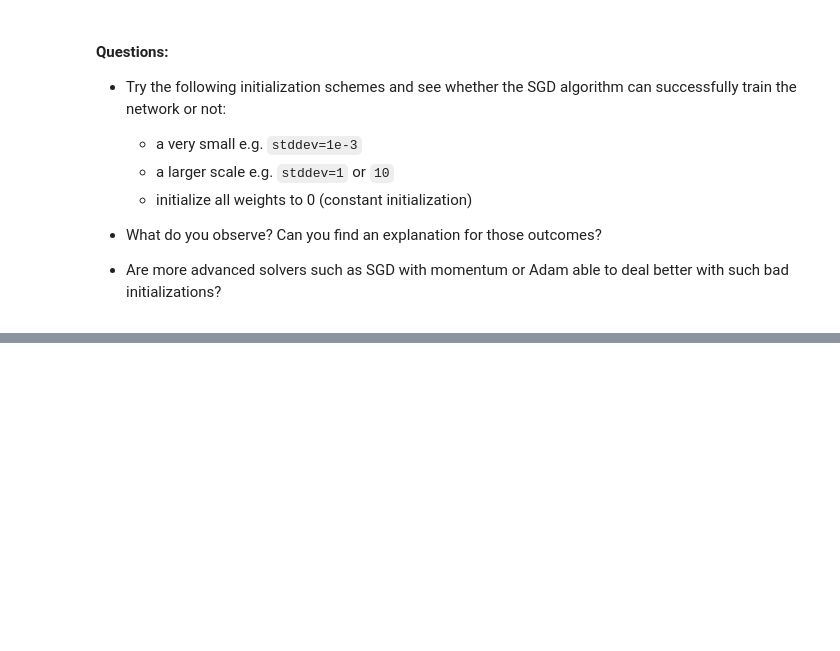
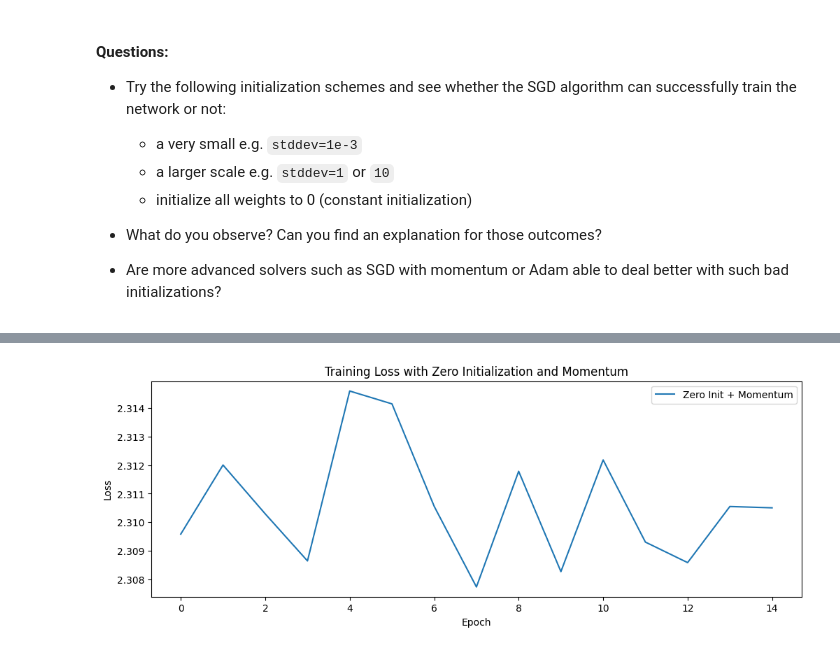
Before and after one commit to andreero0/deep_learning, a Jupyter notebook: 01_materials/labs/lab_1.ipynb, the cells around one changed output, grey strips where cells are left out. Saved outputs shown, nothing was run; the diff lists cells and outputs as text; code cells hidden in the pictures; blank space fills up the shorter version.

```diff
--- a/01_materials/labs/lab_1.ipynb
+++ b/01_materials/labs/lab_1.ipynb
@@ -743,0 +945,45 @@ model.layers[0].weights
+# %%
+# Testing SGD with momentum on zero initialization
+from tensorflow.keras import initializers
+from tensorflow.keras import optimizers
+from tensorflow.keras.models import Sequential
+from tensorflow.keras.layers import Dense
+import matplotlib.pyplot as plt
+
+# Define dimensions
+input_dim = 64
+hidden_dim = 64
+output_dim = 10
+
+# Create the zero initialization strategy
+zero_init = initializers.Constant(value=0)
+
+# Build the model with zero initialization but using momentum
+model_zero_momentum = Sequential()
+model_zero_momentum.add(Dense(hidden_dim, input_dim=input_dim, activation="tanh",
+                            kernel_initializer=zero_init))
+model_zero_momentum.add(Dense(hidden_dim, activation="tanh",
+                            kernel_initializer=zero_init))
+model_zero_momentum.add(Dense(output_dim, activation="softmax",
+                            kernel_initializer=zero_init))
+
+# Compile the model with momentum
+model_zero_momentum.compile(optimizer=optimizers.SGD(learning_rate=0.1, momentum=0.9),
+                          loss='categorical_crossentropy', metrics=['accuracy'])
+
+# Train the model
+history_zero_momentum = model_zero_momentum.fit(X_train, y_train, epochs=15, batch_size=32, verbose=1)
+
+# Evaluate the model
+loss_zero_momentum, accuracy_zero_momentum = model_zero_momentum.evaluate(X_test, y_test)
+print(f"Zero Init + Momentum - Test Loss: {loss_zero_momentum:.4f}, Test Accuracy: {accuracy_zero_momentum*100:.2f}%")
+
+# Plot the loss curve
+plt.figure(figsize=(12, 4))
+plt.plot(history_zero_momentum.history['loss'], label="Zero Init + Momentum")
+plt.title("Training Loss with Zero Initialization and Momentum")
+plt.xlabel("Epoch")
+plt.ylabel("Loss")
+plt.legend()
+plt.show()
+# %% [output]
@@ -743,0 +1007 @@ model.layers[0].weights
+[figure, added]
```
Also changed, not shown: parts of 7 cells of this notebook.
